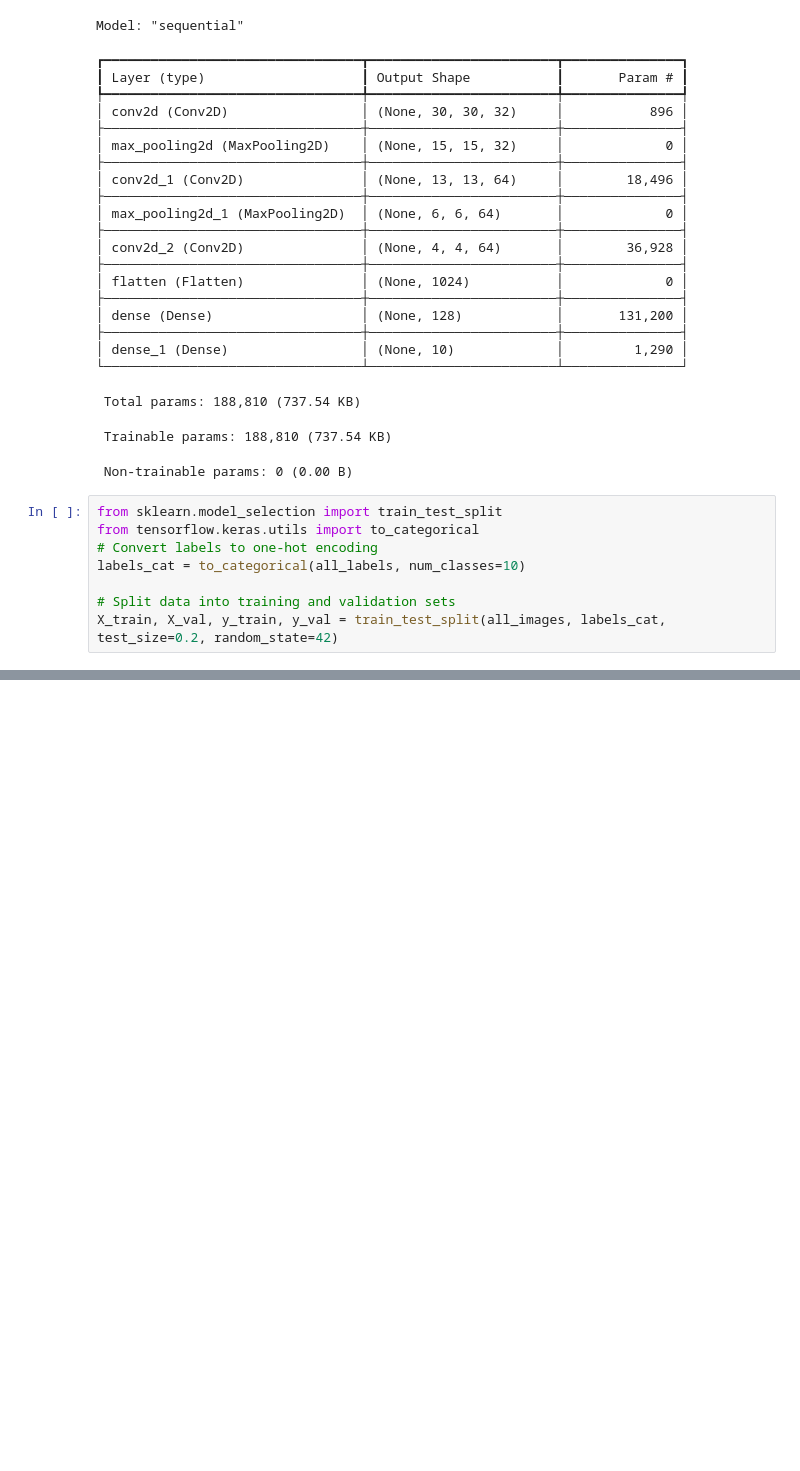
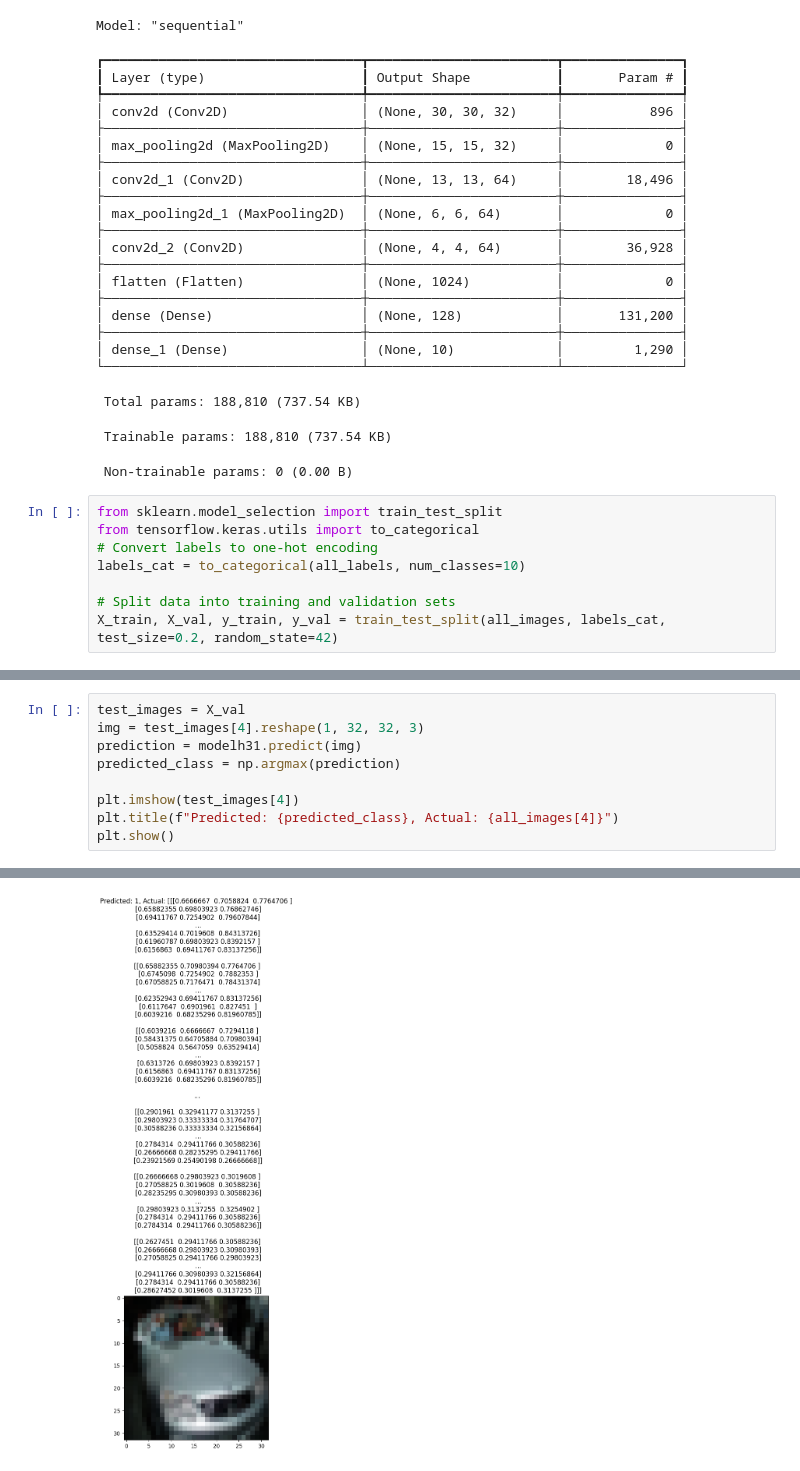
Before and after one commit to lockey815/demo-repo, a Jupyter notebook: cnns-for-image-classification.ipynb, the cells around one changed output, grey strips where cells are left out. Cells and saved outputs as stored; diff of their text form; blank space fills up the shorter version.

```diff
--- a/cnns-for-image-classification.ipynb
+++ b/cnns-for-image-classification.ipynb
@@ -157,0 +180,10 @@ plt.show()
+# %%
+test_images = X_val
+img = test_images[4].reshape(1, 32, 32, 3)
+prediction = modelh31.predict(img)
+predicted_class = np.argmax(prediction)
+
+plt.imshow(test_images[4])
+plt.title(f"Predicted: {predicted_class}, Actual: {all_images[4]}")
+plt.show()
+# %% [output]
@@ -157,0 +191 @@ plt.show()
+[figure, added]
```
Also changed, not shown: parts of 7 cells of this notebook.
